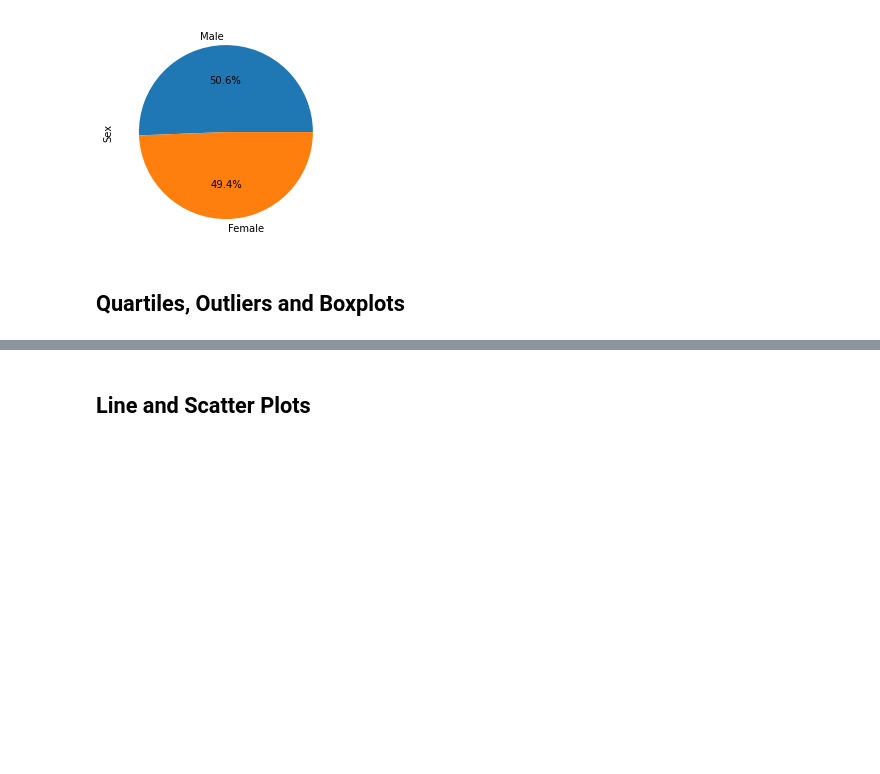
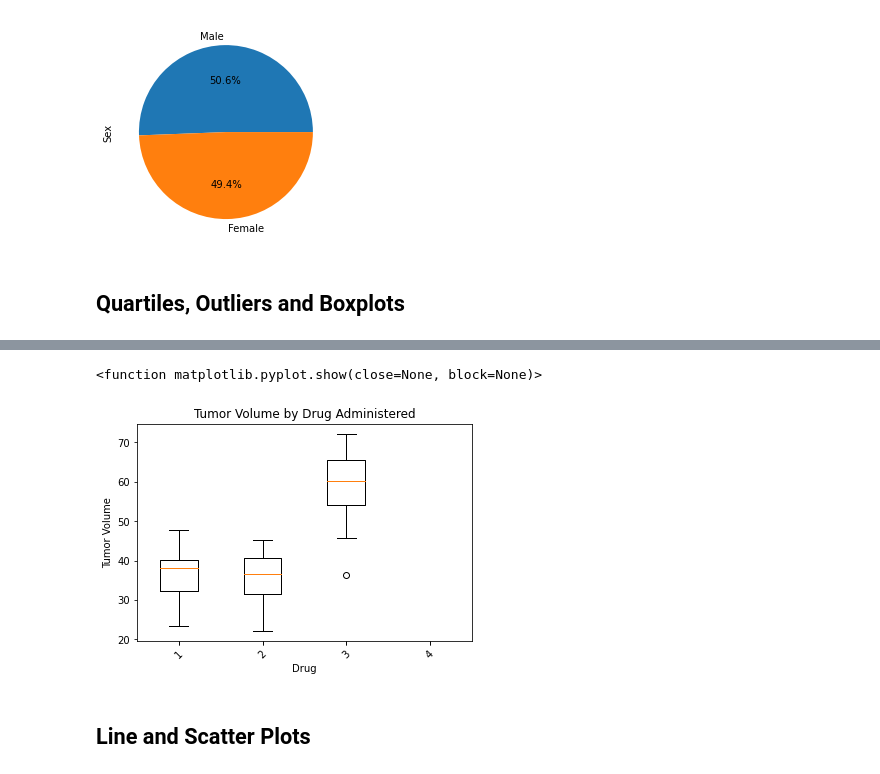
Before and after one commit to NealMaze/05.matplotlib-challenge, a Jupyter notebook: pymaceuticals_challenge.ipynb, the cells around one changed output, grey strips where cells are left out. Saved outputs shown, nothing was run; the diff lists cells and outputs as text; code cells hidden in the pictures; blank space fills up the shorter version.

```diff
--- a/pymaceuticals_challenge.ipynb
+++ b/pymaceuticals_challenge.ipynb
@@ -226,17 +219,35 @@ cefMerge = pd.merge(cefVol, wholeData, on = ("Mouse ID", "Timepoint"), how = "le
 # %%
 # Put treatments into a list for for loop (and later for plot labels)
+        # I don't use this until the next script but not moving it
+        # because the instructions call for it here but I did things differently
 DRUGS = ["Capomulin", "Ramicane", "Infubinol", "Cerftamin"]
 
 # Create empty list to fill with tumor vol data (for plotting)
-plottingData = []
+    #did this later
 
 # Calculate the IQR and quantitatively determine if there are any potential outliers.
+    # Locate the rows which contain mice on each drug and get the tumor volumes
+    # add subset
+    # Determine outliers using upper and lower bounds
 
+def quar(drug):
+    frame = wholeData.loc[wholeData["Drug Regimen"] == drug,:]
+    last = frame.groupby("Mouse ID").max()["Timepoint"]
+    vol = pd.DataFrame(last)
+    merge = pd.merge(vol, wholeData, on = ("Mouse ID", "Timepoint"), how = "left")
+    quartiles = last.quantile([.25, .5, .75]).round(2)
+    low = quartiles[.25],round(2)
+    high = quartiles[.75].round(2)
+    iqr = high - low
+    iqr = iqr.round(2)
+    lowBound = low - (1.5 * iqr)
+    lowBound = lowBound.round(2)
+    higherBound = high + (1.5 * iqr)
+    higherBound = higherBound.round(2)
+    tumors = merge["Tumor Volume (mm3)"]
+    return low, high, iqr, lowBound, higherBound, last, tumors, frame
 
-    # Locate the rows which contain mice on each drug and get the tumor volumes
-
-
-    # add subset
-
-
-    # Determine outliers using upper and lower bounds
+capLowerQ, capUpperQ, cap_iqr, capLowBound, capUpperBound, capLast, capTumors, capFrame = quar("Capomulin")
+ramLowerQ, ramUpperQ, ram_iqr, ramLowBound, ramUpperBound, ramLast, ramTumors, ramFrame = quar("Ramicane")
+infLowerQ, infUpperQ, inf_iqr, infLowBound, infUpperBound, infLast, infTumors, infFrame = quar("Infubinol")
+cefLowerQ, cefUpperQ, cef_iqr, cefLowBound, cefUpperBound, cefLast, cefTumors, cefFrame = quar("Cerftamin")
@@ -243,4 +272,16 @@ plottingData = []
 # %%
 # Generate a box plot of the final tumor volume of each mouse across four regimens of interest
+volumeData = [capTumors, ramTumors, infTumors, cefTumors]
+
+fig = plt.figure()
+plt.xlabel("Drug")
+plt.xticks([1, 2, 3, 4], DRUGS, rotation = 45)
+plt.ylabel("Tumor Volume")
+plt.title("Tumor Volume by Drug Administered")
+plt.boxplot(volumeData)
+plt.show
+# %% [output]
+<function matplotlib.pyplot.show(close=None, block=None)>
+[figure, added]
 # %% [markdown]
 ## Line and Scatter Plots
```
Also changed, not shown: parts of 7 cells of this notebook.
